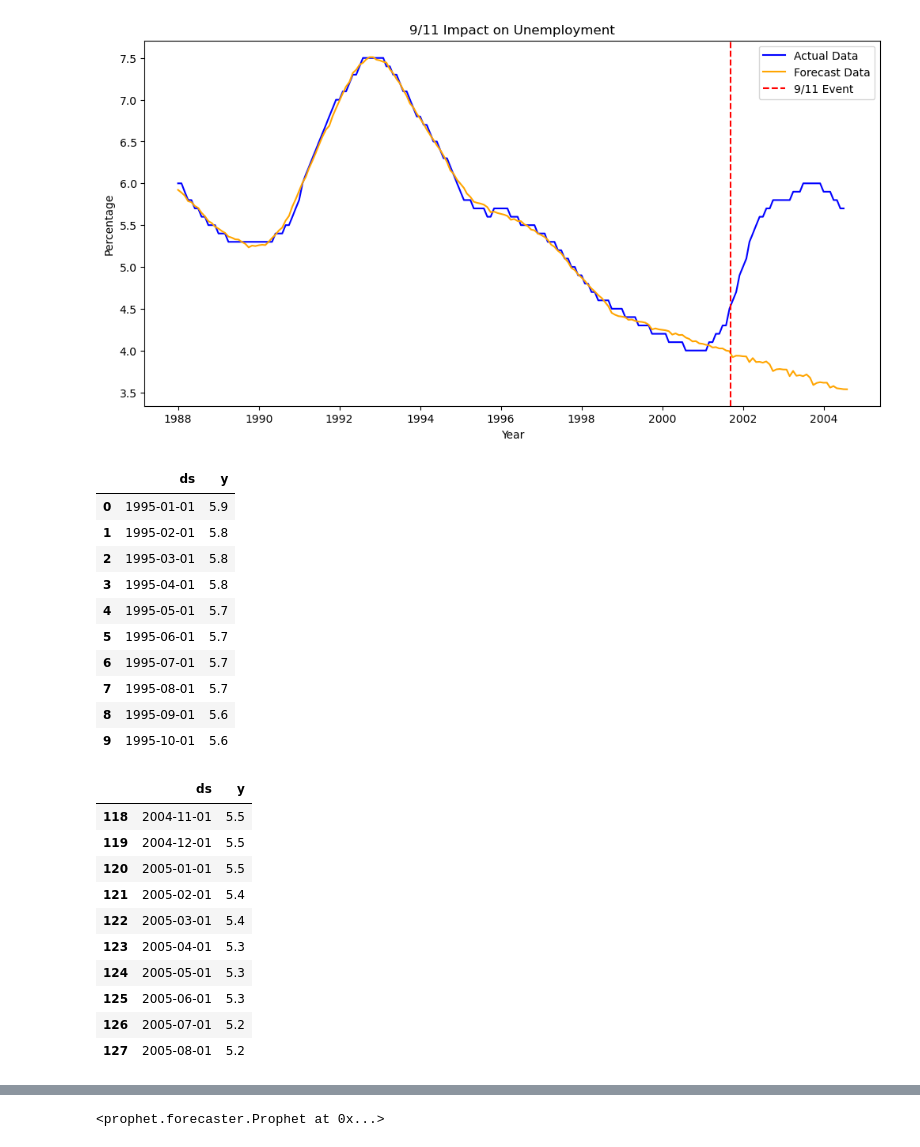
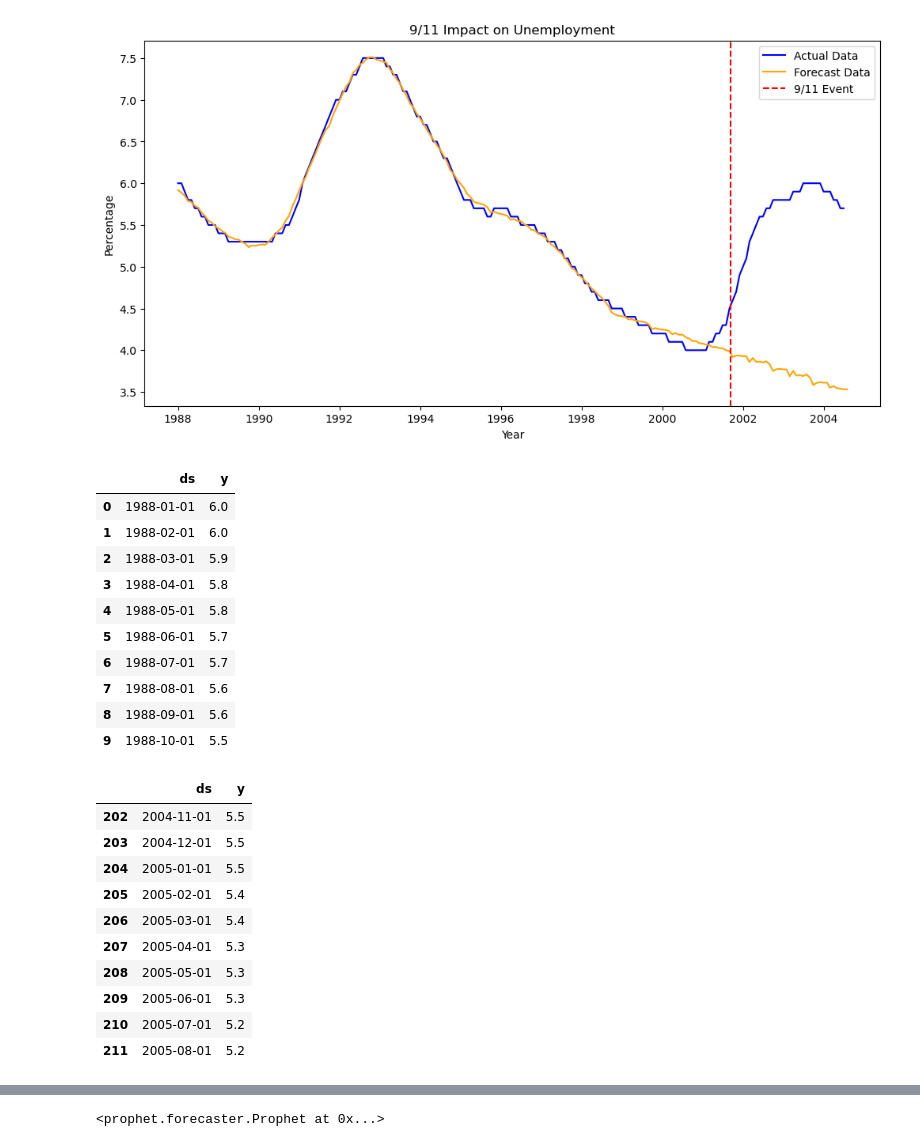
Before and after one commit to Aquamarine278/AI-Bootcamp-Project-1, a Jupyter notebook: unemployment_data.ipynb, the cells around one changed output, grey strips where cells are left out. Cells and saved outputs as stored; diff of their text form; code cells hidden in the pictures.

```diff
--- a/unemployment_data.ipynb
+++ b/unemployment_data.ipynb
@@ -403,32 +406,32 @@ plt.show()
 # Unemployment Rate
 # %%
 # reduce the dataset to only the period from September 1988 to August 2005
-unemployment_df_katrina_forecast = unemployment_df.loc[(unemployment_df["ds"] >= "1995") & (unemployment_df["ds"] <= "2005-08")].reset_index(drop=True)
+unemployment_df_katrina_forecast = unemployment_df.loc[(unemployment_df["ds"] >= "1988") & (unemployment_df["ds"] <= "2005-08")].reset_index(drop=True)
 display(unemployment_df_katrina_forecast.head(10))
 display(unemployment_df_katrina_forecast.tail(10))
 # %% [output]
 |  | ds | y |
-| 0 | 1995-01-01 | 5.9 |
-| 1 | 1995-02-01 | 5.8 |
-| 2 | 1995-03-01 | 5.8 |
-| 3 | 1995-04-01 | 5.8 |
-| 4 | 1995-05-01 | 5.7 |
-| 5 | 1995-06-01 | 5.7 |
-| 6 | 1995-07-01 | 5.7 |
-| 7 | 1995-08-01 | 5.7 |
-| 8 | 1995-09-01 | 5.6 |
-| 9 | 1995-10-01 | 5.6 |
+| 0 | 1988-01-01 | 6.0 |
+| 1 | 1988-02-01 | 6.0 |
+| 2 | 1988-03-01 | 5.9 |
+| 3 | 1988-04-01 | 5.8 |
+| 4 | 1988-05-01 | 5.8 |
+| 5 | 1988-06-01 | 5.7 |
+| 6 | 1988-07-01 | 5.7 |
+| 7 | 1988-08-01 | 5.6 |
+| 8 | 1988-09-01 | 5.6 |
+| 9 | 1988-10-01 | 5.5 |
 |  | ds | y |
-| 118 | 2004-11-01 | 5.5 |
-| 119 | 2004-12-01 | 5.5 |
-| 120 | 2005-01-01 | 5.5 |
-| 121 | 2005-02-01 | 5.4 |
-| 122 | 2005-03-01 | 5.4 |
-| 123 | 2005-04-01 | 5.3 |
-| 124 | 2005-05-01 | 5.3 |
-| 125 | 2005-06-01 | 5.3 |
-| 126 | 2005-07-01 | 5.2 |
-| 127 | 2005-08-01 | 5.2 |
+| 202 | 2004-11-01 | 5.5 |
+| 203 | 2004-12-01 | 5.5 |
+| 204 | 2005-01-01 | 5.5 |
+| 205 | 2005-02-01 | 5.4 |
+| 206 | 2005-03-01 | 5.4 |
+| 207 | 2005-04-01 | 5.3 |
+| 208 | 2005-05-01 | 5.3 |
+| 209 | 2005-06-01 | 5.3 |
+| 210 | 2005-07-01 | 5.2 |
+| 211 | 2005-08-01 | 5.2 |
 # %%
 # plot the data
 unemployment_df_katrina_forecast.plot(x = 'ds', y = 'y')
```
Also changed, not shown: parts of 21 cells of this notebook, 4 other files.
